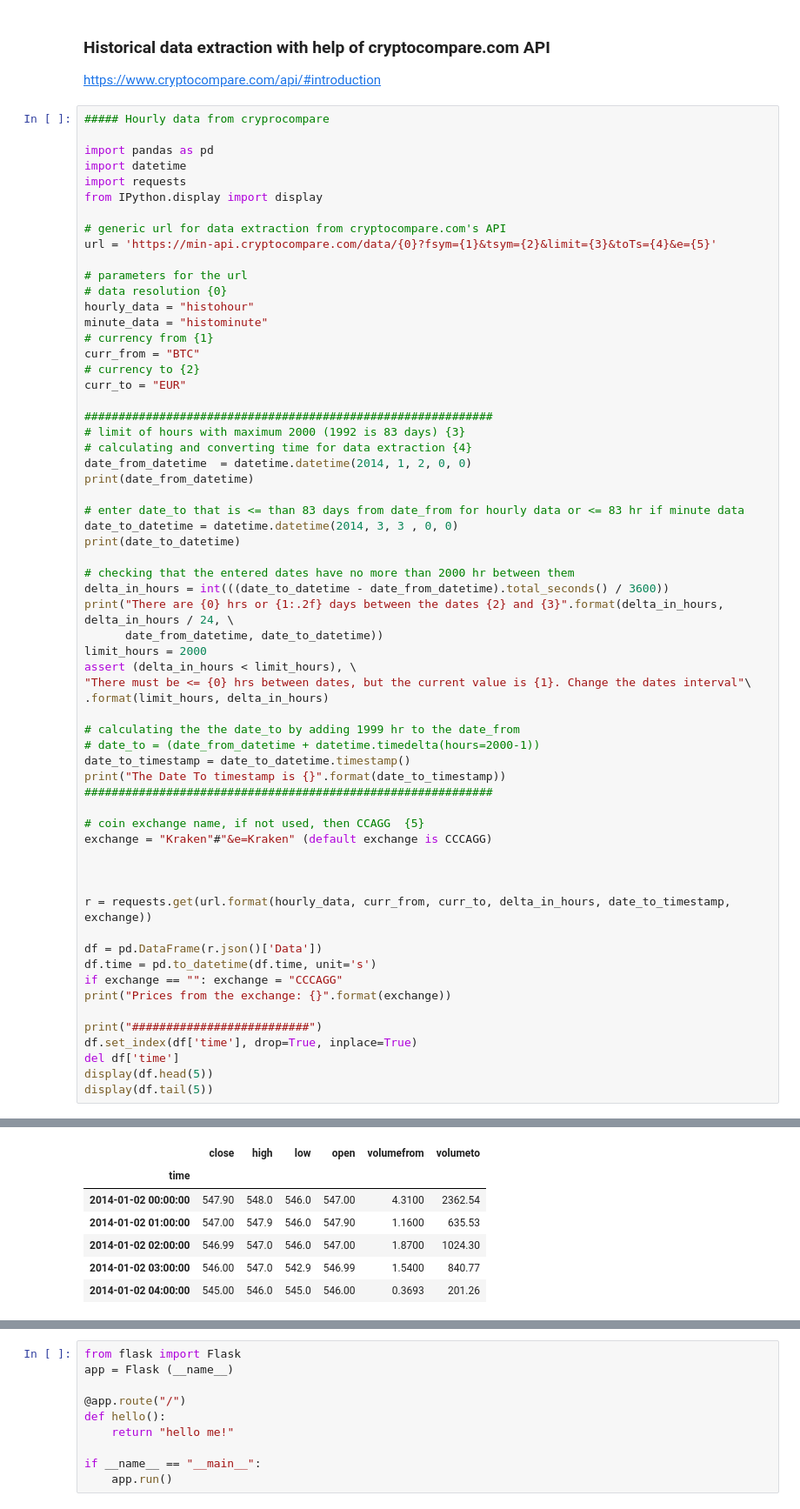
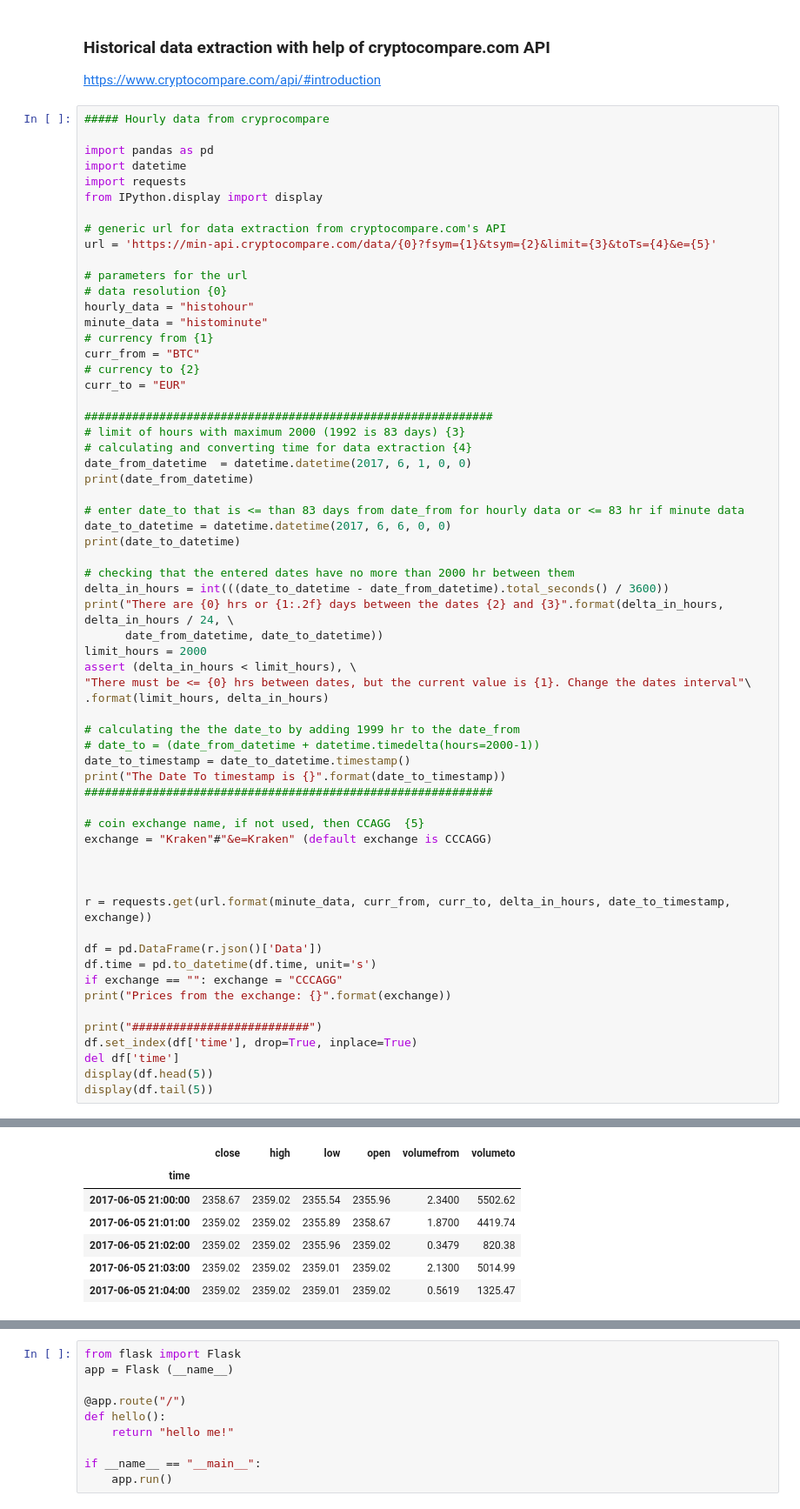
Before and after one commit to kuatroka/algo_dev, a Jupyter notebook: cryptocoin extraction script.ipynb, the cells around one changed output, grey strips where cells are left out. Shown at 87% size. Saved outputs shown, nothing was run; the diff lists cells and outputs as text.

```diff
--- a/cryptocoin extraction script.ipynb
+++ b/cryptocoin extraction script.ipynb
@@ -96,11 +96,11 @@ curr_to = "EUR"
 ############################################################
 # limit of hours with maximum 2000 (1992 is 83 days) {3}
 # calculating and converting time for data extraction {4}
-date_from_datetime  = datetime.datetime(2014, 1, 2, 0, 0)
+date_from_datetime  = datetime.datetime(2017, 6, 1, 0, 0)
 print(date_from_datetime)
 
 # enter date_to that is <= than 83 days from date_from for hourly data or <= 83 hr if minute data
-date_to_datetime = datetime.datetime(2014, 3, 3 , 0, 0)
+date_to_datetime = datetime.datetime(2017, 6, 6, 0, 0)
 print(date_to_datetime)
 
 # checking that the entered dates have no more than 2000 hr between them
@@ -123,7 +123,7 @@ exchange = "Kraken"#"&e=Kraken" (default exchange is CCCAGG)
 
 
 
-r = requests.get(url.format(hourly_data, curr_from, curr_to, delta_in_hours, date_to_timestamp, exchange))
+r = requests.get(url.format(minute_data, curr_from, curr_to, delta_in_hours, date_to_timestamp, exchange))
 
 df = pd.DataFrame(r.json()['Data'])
 df.time = pd.to_datetime(df.time, unit='s')
@@ -143,11 +143,11 @@ The Date To timestamp is 1393804800.0
 Prices from the exchange: Kraken
 ##########################
 |  | close | high | low | open | volumefrom | volumeto |
 | time |  |  |  |  |  |  |
-| 2014-01-02 00:00:00 | 547.90 | 548.0 | 546.0 | 547.00 | 4.3100 | 2362.54 |
-| 2014-01-02 01:00:00 | 547.00 | 547.9 | 546.0 | 547.90 | 1.1600 | 635.53 |
-| 2014-01-02 02:00:00 | 546.99 | 547.0 | 546.0 | 547.00 | 1.8700 | 1024.30 |
-| 2014-01-02 03:00:00 | 546.00 | 547.0 | 542.9 | 546.99 | 1.5400 | 840.77 |
-| 2014-01-02 04:00:00 | 545.00 | 546.0 | 545.0 | 546.00 | 0.3693 | 201.26 |
+| 2017-06-05 21:00:00 | 2358.67 | 2359.02 | 2355.54 | 2355.96 | 2.3400 | 5502.62 |
+| 2017-06-05 21:01:00 | 2359.02 | 2359.02 | 2355.89 | 2358.67 | 1.8700 | 4419.74 |
+| 2017-06-05 21:02:00 | 2359.02 | 2359.02 | 2355.96 | 2359.02 | 0.3479 | 820.38 |
+| 2017-06-05 21:03:00 | 2359.02 | 2359.02 | 2359.01 | 2359.02 | 2.1300 | 5014.99 |
+| 2017-06-05 21:04:00 | 2359.02 | 2359.02 | 2359.01 | 2359.02 | 0.5619 | 1325.47 |
 |  | close | high | low | open | volumefrom | volumeto |
 | time |  |  |  |  |  |  |
```
Also changed, not shown: parts of 15 cells of this notebook.
